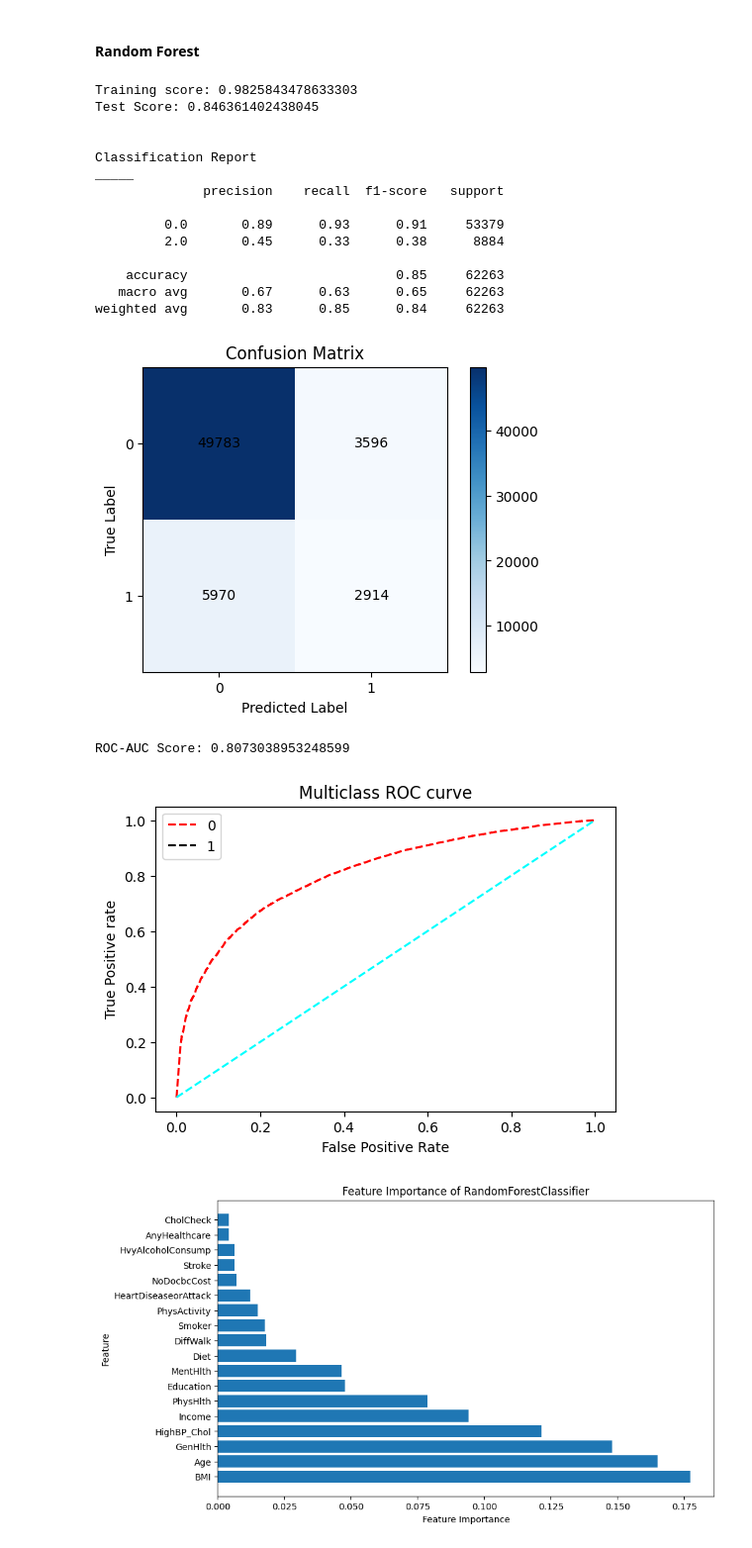
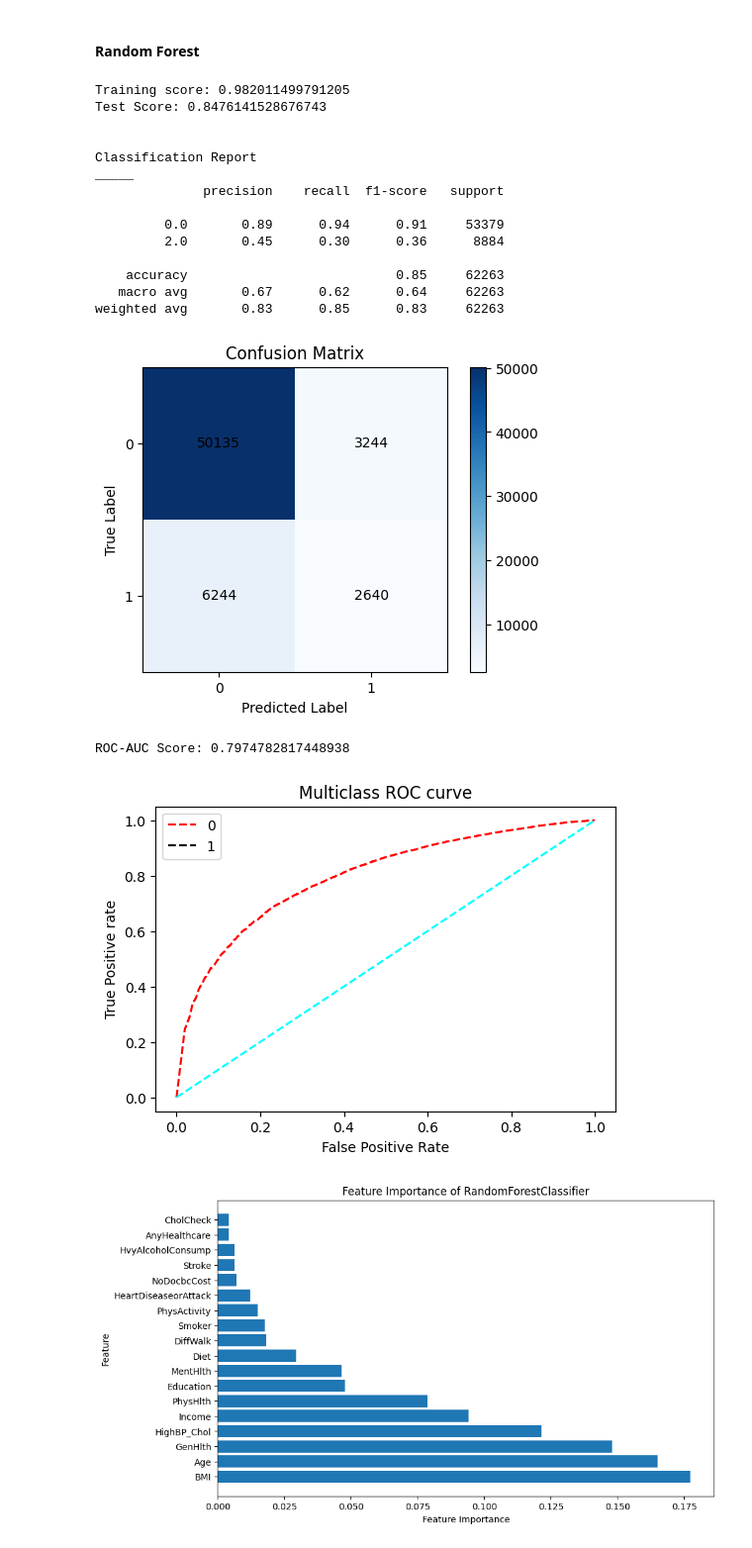
Before and after one commit to stellacherotich/Diabetes-Solutions, a Jupyter notebook: Diabetes_Solutions.ipynb, the cells around one changed output. Shown at 99% size. Drawn from its saved outputs; the diff is of its cells as text; code cells hidden in the pictures.

```diff
--- a/Diabetes_Solutions.ipynb
+++ b/Diabetes_Solutions.ipynb
@@ -758,8 +769,8 @@ smote = SMOTE(sampling_strategy='auto', random_state=42)
 X_train_resampled, y_train_resampled = smote.fit_resample(X_train_scaled, y_train)
 
 # Create a RandomForestClassifier with custom class_weight
-rf_model_final = RandomForestClassifier(criterion='entropy', max_depth=31, max_features='auto', random_state=42,
-                                        class_weight='balanced')
+rf_model_final = RandomForestClassifier(criterion='entropy', max_depth=31, max_features=0.5, random_state=42, class_weight='balanced')
+
 
 # Fit the model on the resampled training data
 rf_model_final.fit(X_train_resampled, y_train_resampled)
@@ -813,42 +824,42 @@ class MulticlassEvaluator:
         for i in range(self.n_class):
             fpr[i], tpr[i], thresh[i] = roc_curve(y_true, pred_prob[:, i], pos_label=i)
 
         plt.figure(figsize=(6, 4))
         plt.plot(fpr[0], tpr[0], linestyle='--', color='red', label='0')
         plt.plot(fpr[1], tpr[1], linestyle='--', color='black', label='1')
 
         plt.title('Multiclass ROC curve')
         plt.xlabel('False Positive Rate')
         plt.ylabel('True Positive rate')
         plt.legend(loc='best')
         plt.plot([0, 1], [0, 1], ls='--', color='cyan')
 
         # Calculate and print the ROC-AUC score
         roc_auc = roc_auc_score(y_true, pred_prob[:, 1])
         print(f"\nROC-AUC Score: {roc_auc}")
 
 
 # Instantiate the MulticlassEvaluator and evaluate the model
 evaluator = MulticlassEvaluator()
 evaluator.evaluate(y_test, y_pred, X_test_scaled, X_train_scaled, rf_model_final)
 # %% [output]
-Training score: 0.9825843478633303
-Test Score: 0.846361402438045
+Training score: 0.982011499791205
+Test Score: 0.8476141528676743
 
 
 Classification Report
 _____
               precision    recall  f1-score   support
 
-         0.0       0.89      0.93      0.91     53379
-         2.0       0.45      0.33      0.38      8884
+         0.0       0.89      0.94      0.91     53379
+         2.0       0.45      0.30      0.36      8884
 
     accuracy                           0.85     62263
-   macro avg       0.67      0.63      0.65     62263
-weighted avg       0.83      0.85      0.84     62263
+   macro avg       0.67      0.62      0.64     62263
+weighted avg       0.83      0.85      0.83     62263
-[figure, old version]
+[figure, new version]
-ROC-AUC Score: 0.8073038953248599
+ROC-AUC Score: 0.7974782817448938
-[figure, old version]
+[figure, new version]
 # %%
 # Get feature importances from the trained model
 feature_importances = rf_model_final.feature_importances_
```
Also changed, not shown: parts of 17 cells of this notebook, 2 other files.
